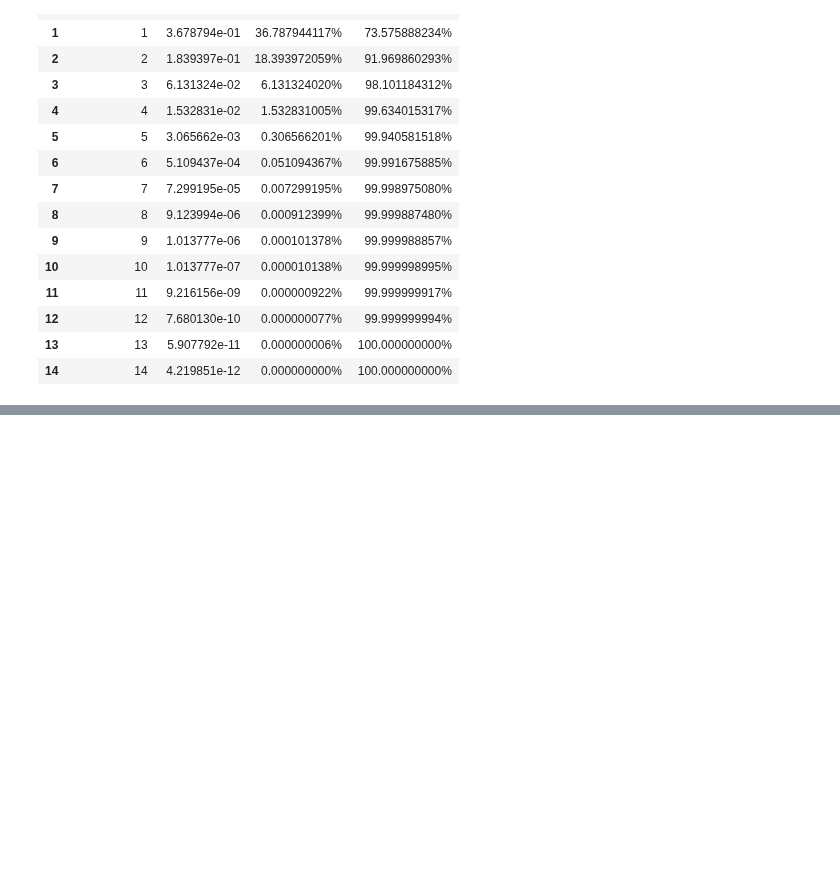
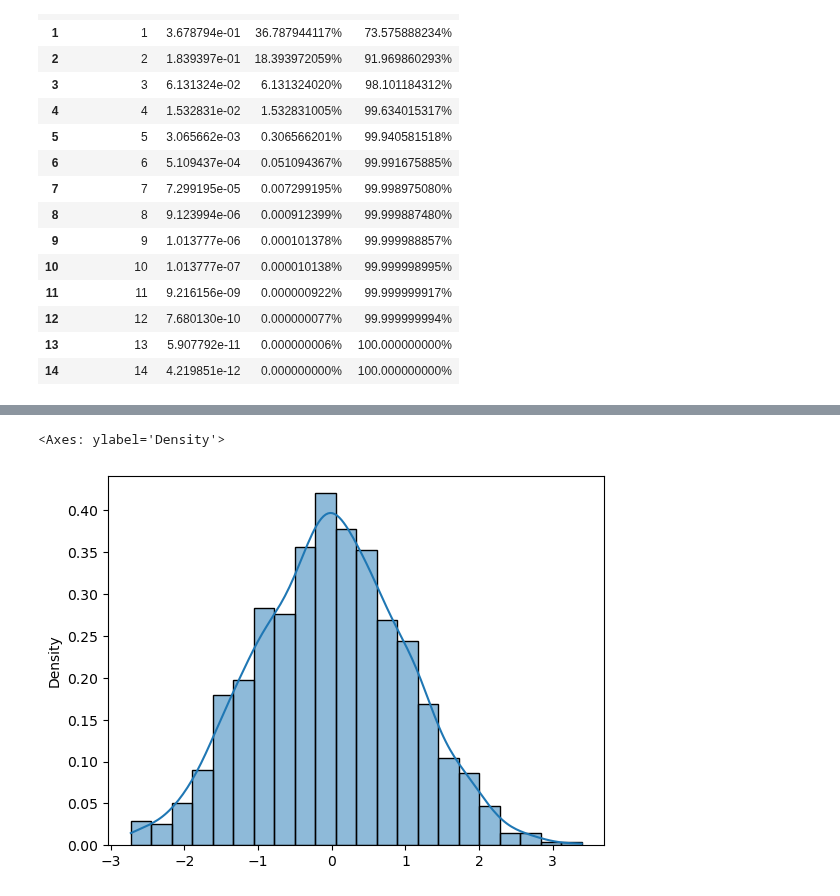
Before and after one commit to 1998-sys/Estudo, a Jupyter notebook: estatistica_descritivaI.ipynb, the cells around one changed output, grey strips where cells are left out. Saved outputs shown, nothing was run; the diff lists cells and outputs as text; code cells hidden in the pictures; blank space fills up the shorter version.

```diff
--- a/estatistica_descritivaI.ipynb
+++ b/estatistica_descritivaI.ipynb
@@ -627,0 +662,6 @@ df_gols
+# %%
+dados = np.random.normal(m,s,1000)
+sns.histplot(dados, kde=True, stat='density')
+# %% [output]
+<Axes: ylabel='Density'>
+[figure, added]
```
Also changed, not shown: parts of 10 cells of this notebook.
